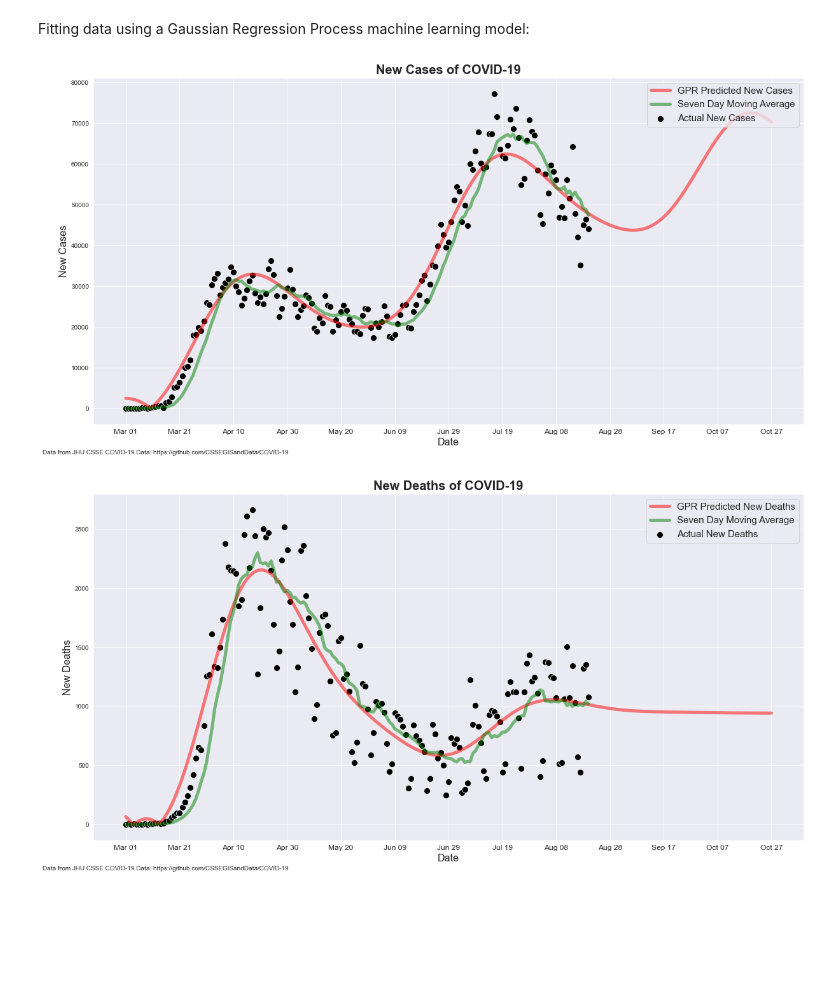
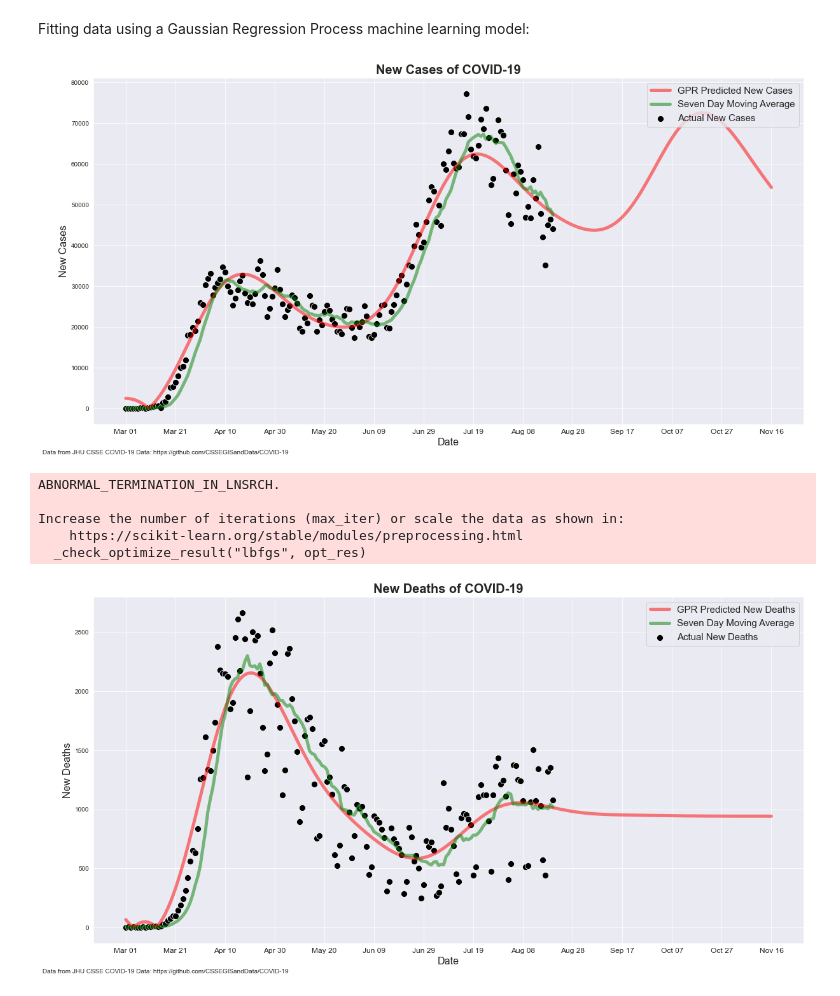
Before and after one commit to erikamundson/covid-19, a Jupyter notebook: analytics.ipynb, the cells around one changed output. Cells and saved outputs as stored; diff of their text form; code cells hidden in the pictures; blank space fills up the shorter version.

```diff
--- a/analytics.ipynb
+++ b/analytics.ipynb
@@ -54,11 +54,16 @@ Fitting the data manually:
 # %% [markdown]
 Fitting data using a Gaussian Regression Process machine learning model:
 # %%
-plot_gpr(jhu, 'New Cases', 240, 20)
+plot_gpr(jhu, 'New Cases', 260, 20)
 # %% [output]
-[figure, old version]
+[figure, new version]
 # %%
-plot_gpr(jhu, 'New Deaths', 240, 20)
+plot_gpr(jhu, 'New Deaths', 260, 20)
 # %% [output]
+ABNORMAL_TERMINATION_IN_LNSRCH.
+
+Increase the number of iterations (max_iter) or scale the data as shown in:
+    https://scikit-learn.org/stable/modules/preprocessing.html
+  _check_optimize_result("lbfgs", opt_res)
-[figure, old version]
+[figure, new version]
 # %%
```
Also changed, not shown: parts of 2 cells of this notebook.
